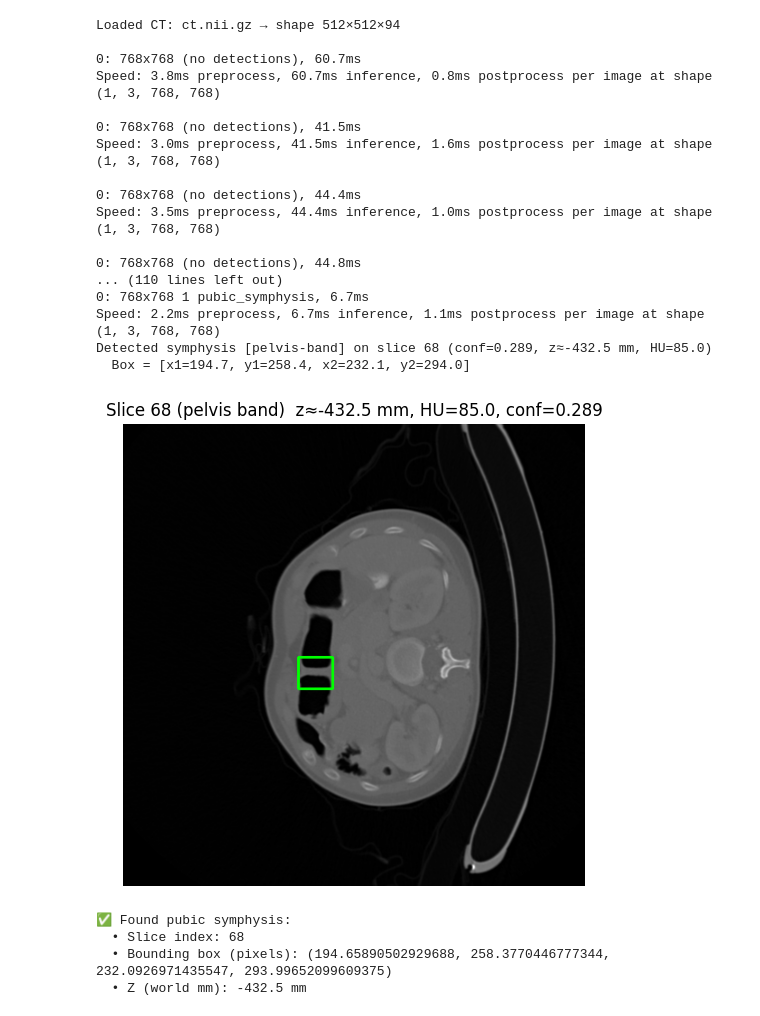
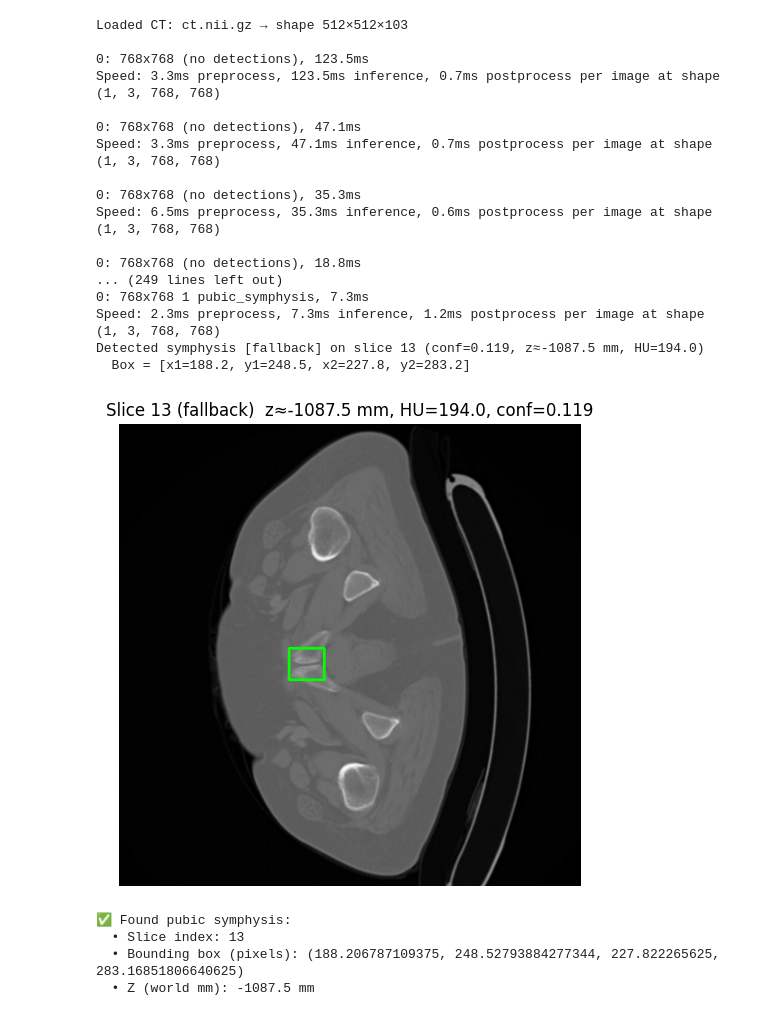
Before and after one commit to Velociturtle/overscanning_abdominal_ct, a Jupyter notebook: perfect_model_except_017.ipynb, the cells around one changed output. Cells and saved outputs as stored; diff of their text form; code cells hidden in the pictures.

Commit message:
fully capable model to identify pubic symphysis

```diff
--- a/perfect_model_except_017.ipynb
+++ b/perfect_model_except_017.ipynb
@@ -49,7 +49,8 @@ def preprocess_slice(ct_slice: np.ndarray) -> np.ndarray:
     return bgr
 # %%
 # ────────────────────────────────────────────────────────────────────────────────
-# Cell 3 (Revised): find_first_symphysis with Pelvic‐Zone + Stricter‐HU filtering
+# Cell 3 (Revised for uniform green boxes):
+#   find_first_symphysis with Pelvic‐Zone + Stricter‐HU filtering
 # ────────────────────────────────────────────────────────────────────────────────
 
 def find_first_symphysis(ct_nifti_path: str):
@@ -57,7 +58,7 @@ def find_first_symphysis(ct_nifti_path: str):
     Given a CT volume NIfTI, scan only the lower‐pelvis region first (based on slice index),
     applying both a confidence threshold (FINAL_CONF) and a stricter HU check (STRICT_HU).
     If no valid detection in that zone, fallback to scanning entire volume with a looser HU.
-    Returns (slice_idx, (x1,y1,x2,y2), z_mm) or (None, None, None) if nothing valid.
+    Returns (slice_idx, (x1, y1, x2, y2), z_mm) or (None, None, None) if nothing valid.
     """
     # 1) Load the CT volume and extract raw data + affine
     ct_obj = nib.load(ct_nifti_path)
@@ -117,7 +118,7 @@ def find_first_symphysis(ct_nifti_path: str):
             # Found a valid detection in pelvis band:
             z_mm = affine[2, 2]*z + affine[2, 3]
             print(
-                f"Detected symphysis [pelvis‐band] on slice {z} "
+                f"Detected symphysis [pelvis band] on slice {z} "
                 f"(conf={conf_val:.3f}, z≈{z_mm:.1f} mm, HU={hu_center:.1f})"
             )
             print(f"  Box = [x1={x1:.1f}, y1={y1:.1f}, x2={x2:.1f}, y2={y2:.1f}]")
@@ -128,7 +129,7 @@ def find_first_symphysis(ct_nifti_path: str):
                     vis,
                     (int(x1), int(y1)),
                     (int(x2), int(y2)),
-                    (0, 255, 0),
+                    (0, 255, 0),    # green box
                     thickness=2
                 )
                 import matplotlib.pyplot as plt
@@ -144,7 +145,7 @@ def find_first_symphysis(ct_nifti_path: str):
 
     # 5) If we got here, no valid detection in lower pelvis slices.
     #    Now do a fallback: scan **all slices** but with a looser HU cutoff (BACKGROUND_HU)
-    print("→ No pelvic‐band detection. Trying fallback over entire volume with BACKGROUND_HU.")
+    print("→ No pelvis‐band detection. Trying fallback over entire volume with BACKGROUND_HU.")
     for z in range(Z):
         slice_hu = ct_data[:, :, z]
         img_bgr = preprocess_slice(slice_hu)
@@ -190,7 +191,7 @@ def find_first_symphysis(ct_nifti_path: str):
                     vis,
                     (int(x1), int(y1)),
                     (int(x2), int(y2)),
-                    (0, 0, 255),  # red box to indicate fallback
+                    (0, 255, 0),    # also green now
                     thickness=2
                 )
                 import matplotlib.pyplot as plt
@@ -210,43 +211,43 @@ def find_first_symphysis(ct_nifti_path: str):
 # %%
 # ────────────────────────────────────────────────────────────────────────────────
 # Cell 4: Example usage – set `new_ct_path` to the CT you want to test
 # ────────────────────────────────────────────────────────────────────────────────
 
 # 1) Replace this with your actual CT NIfTI path:
 #    e.g. r"C:\Users\Ryan Krishna\Documents\Overscanning\Patient_CTs\Patient123\ct.nii.gz"
-new_ct_path = r"C:\Users\Ryan Krishna\Documents\Overscanning\Patient_CTs\Patient017\ct.nii.gz"
+new_ct_path = r"C:\Users\Ryan Krishna\Documents\Overscanning\Patient_CTs\Patient004\ct.nii.gz"
 
 # 2) Call the function
 first_slice_index, bbox_pixels, z_coordinate_mm = find_first_symphysis(new_ct_path)
 
 # 3) Print results
 if first_slice_index is not None:
     print("\n✅ Found pubic symphysis:")
     print(f"  • Slice index: {first_slice_index}")
     print(f"  • Bounding box (pixels): {bbox_pixels}")
     print(f"  • Z (world mm): {z_coordinate_mm:.1f} mm")
 else:
     print("\n⚠️  Pubic symphysis was NOT detected in this volume.")
 # %% [output]
-Loaded CT: ct.nii.gz → shape 512×512×94
+Loaded CT: ct.nii.gz → shape 512×512×103
 
-0: 768x768 (no detections), 60.7ms
-Speed: 3.8ms preprocess, 60.7ms inference, 0.8ms postprocess per image at shape (1, 3, 768, 768)
+0: 768x768 (no detections), 123.5ms
+Speed: 3.3ms preprocess, 123.5ms inference, 0.7ms postprocess per image at shape (1, 3, 768, 768)
 
-0: 768x768 (no detections), 41.5ms
-Speed: 3.0ms preprocess, 41.5ms inference, 1.6ms postprocess per image at shape (1, 3, 768, 768)
+0: 768x768 (no detections), 47.1ms
+Speed: 3.3ms preprocess, 47.1ms inference, 0.7ms postprocess per image at shape (1, 3, 768, 768)
 
-0: 768x768 (no detections), 44.4ms
-Speed: 3.5ms preprocess, 44.4ms inference, 1.0ms postprocess per image at shape (1, 3, 768, 768)
+0: 768x768 (no detections), 35.3ms
+Speed: 6.5ms preprocess, 35.3ms inference, 0.6ms postprocess per image at shape (1, 3, 768, 768)
 
-0: 768x768 (no detections), 44.8ms
-... (110 lines left out)
-0: 768x768 1 pubic_symphysis, 6.7ms
-Speed: 2.2ms preprocess, 6.7ms inference, 1.1ms postprocess per image at shape (1, 3, 768, 768)
-Detected symphysis [pelvis‐band] on slice 68 (conf=0.289, z≈-432.5 mm, HU=85.0)
-  Box = [x1=194.7, y1=258.4, x2=232.1, y2=294.0]
+0: 768x768 (no detections), 18.8ms
+... (249 lines left out)
+0: 768x768 1 pubic_symphysis, 7.3ms
+Speed: 2.3ms preprocess, 7.3ms inference, 1.2ms postprocess per image at shape (1, 3, 768, 768)
+Detected symphysis [fallback] on slice 13 (conf=0.119, z≈-1087.5 mm, HU=194.0)
+  Box = [x1=188.2, y1=248.5, x2=227.8, y2=283.2]
-[figure, old version]
+[figure, new version]
 ✅ Found pubic symphysis:
-  • Slice index: 68
-  • Bounding box (pixels): (194.65890502929688, 258.3770446777344, 232.0926971435547, 293.99652099609375)
-  • Z (world mm): -432.5 mm
+  • Slice index: 13
+  • Bounding box (pixels): (188.206787109375, 248.52793884277344, 227.822265625, 283.16851806640625)
+  • Z (world mm): -1087.5 mm
```
Also changed, not shown: 47 other files.
